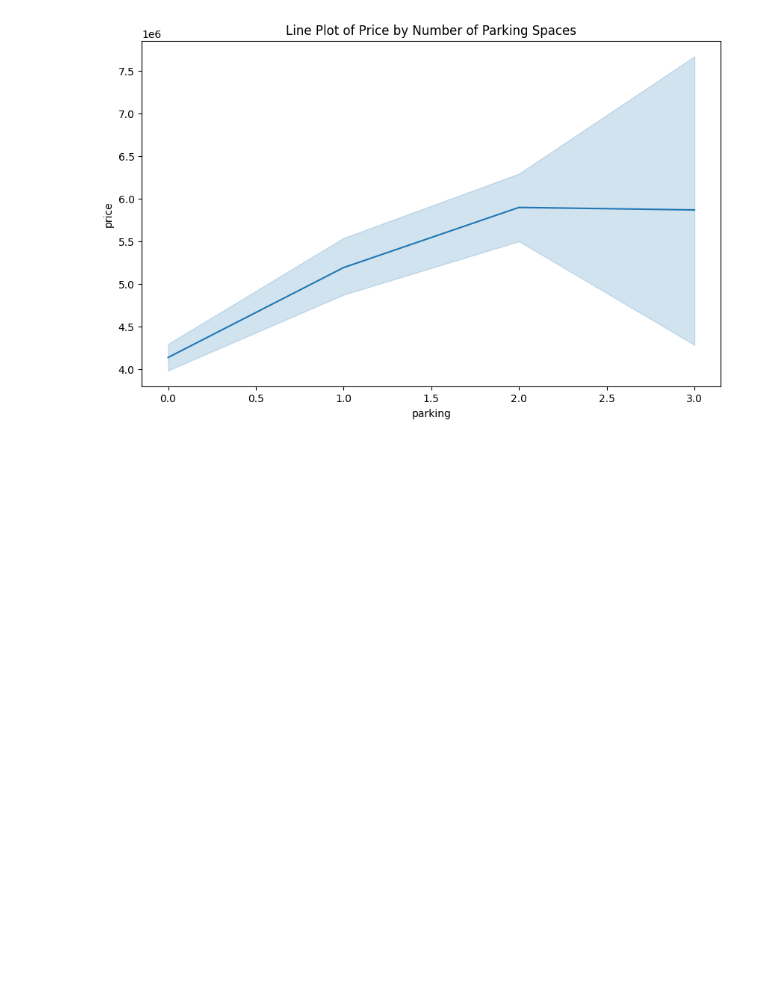
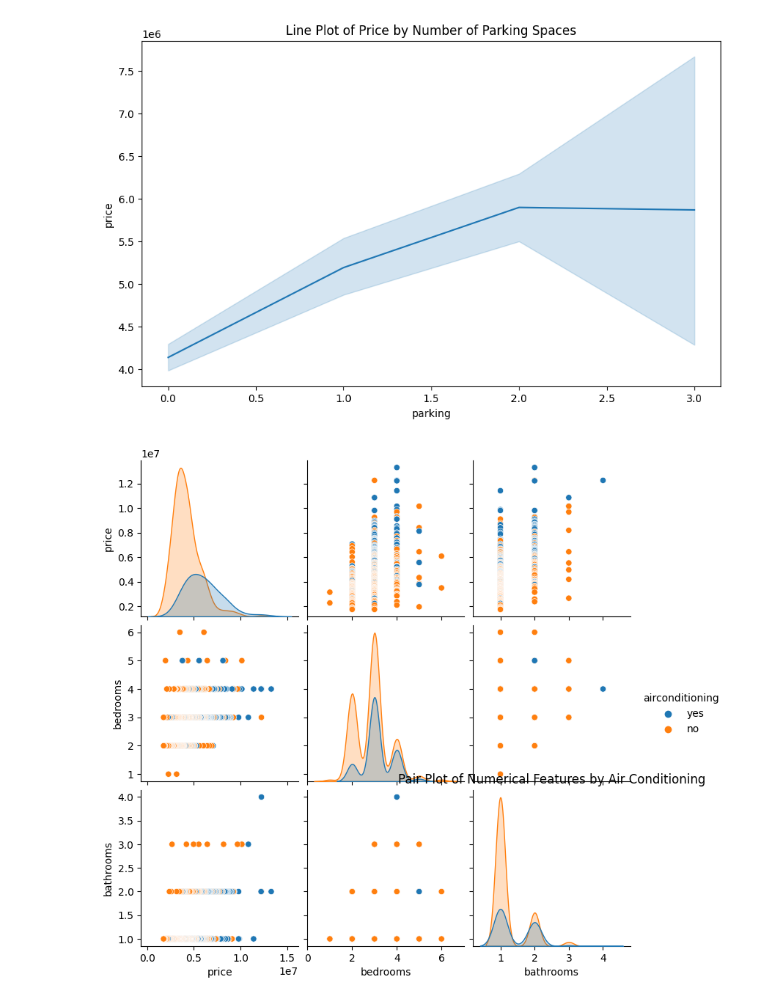
Before and after one commit to Shreychit/MLDA1_20BIT0202, a Jupyter notebook: DA1_20BIT0202.ipynb, the cells around one changed output. Drawn from its saved outputs; the diff is of its cells as text; code cells hidden in the pictures; blank space fills up the shorter version.

```diff
--- a/DA1_20BIT0202.ipynb
+++ b/DA1_20BIT0202.ipynb
@@ -66,3 +66,10 @@ plt.title('Line Plot of Price by Number of Parking Spaces')
 plt.show()
 # %% [output]
 [figure]
+# %%
+# ix) Pair plot for Categorical Variables (M)
+sns.pairplot(data, hue='airconditioning', vars=['price', 'bedrooms', 'bathrooms'])
+plt.title('Pair Plot of Numerical Features by Air Conditioning')
+plt.show()
+# %% [output]
+[figure, added]
```
Also changed, not shown: parts of 2 cells of this notebook.
